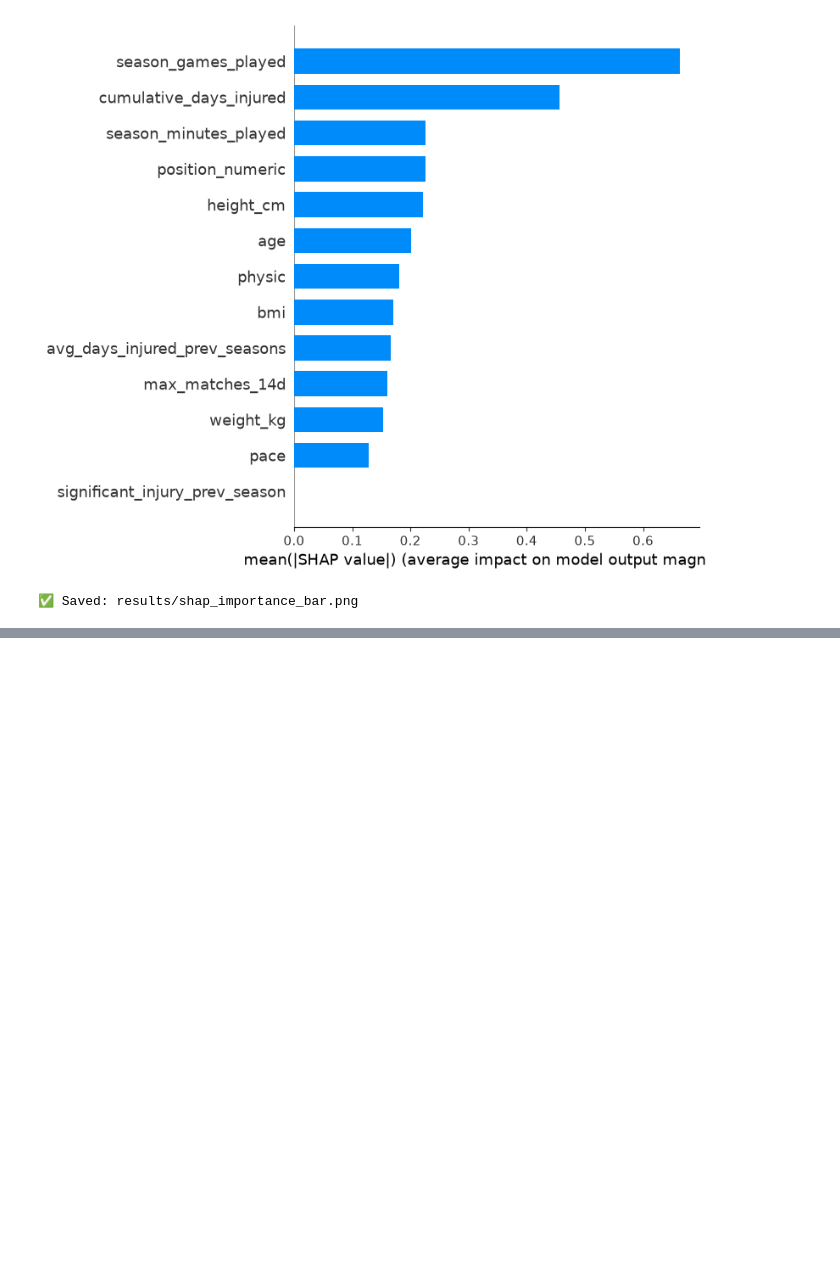
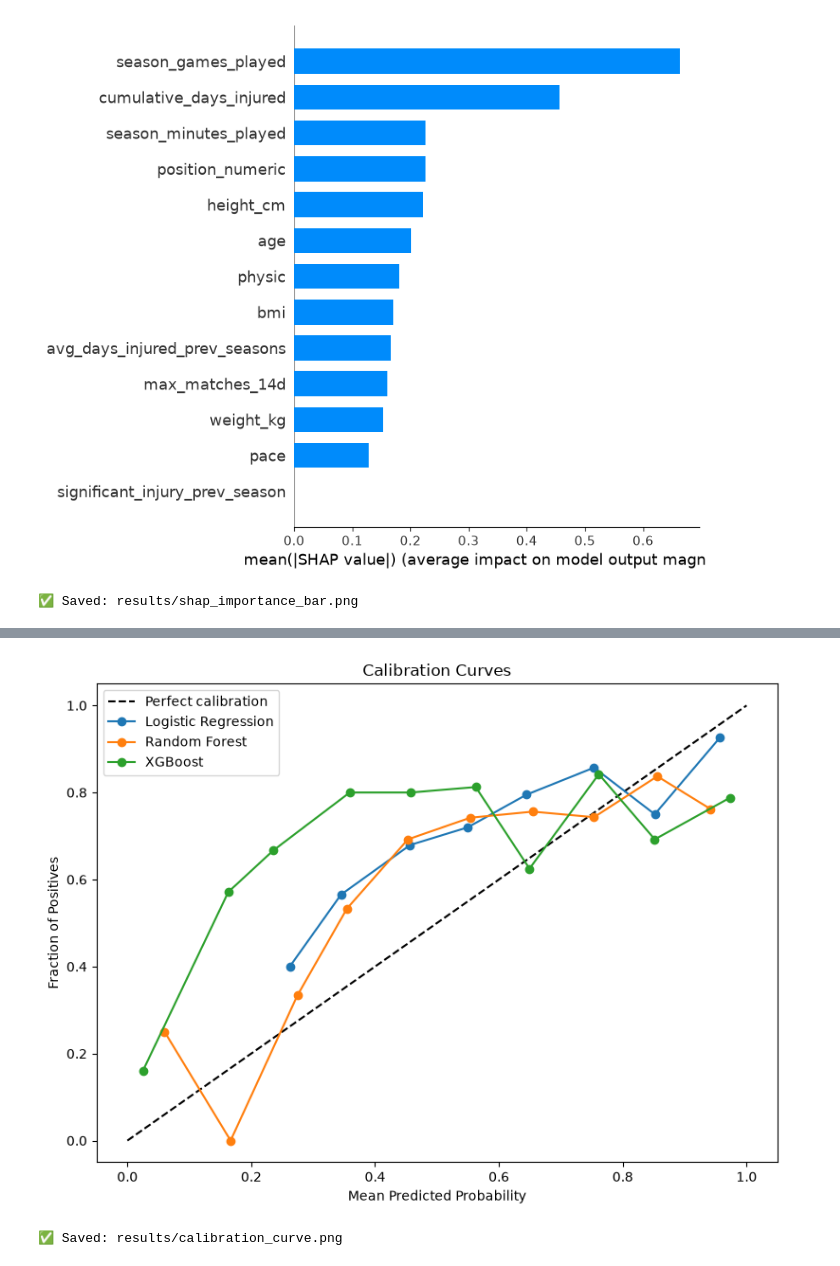
Before and after one commit to Jerrin-Jose/Bachelor-Thesis, a Jupyter notebook: thesis_pipeline.ipynb, the cells around one changed output, grey strips where cells are left out. Cells and saved outputs as stored; diff of their text form; code cells hidden in the pictures; blank space fills up the shorter version.

Commit message:
Add cells 24-29: SHAP dependence, sensitivity analyses, calibration, individual risk demo

```diff
--- a/thesis_pipeline.ipynb
+++ b/thesis_pipeline.ipynb
@@ -890,0 +1021,69 @@ Top feature: season_games_played
+# %%
+# ============================================================
+# CELL 27 — CALIBRATION CURVE
+# ============================================================
+# Tests whether predicted probabilities match actual injury rates
+# A well-calibrated model: if it predicts 70% injury risk,
+# roughly 70% of those players should actually get injured.
+# Poor calibration = model is overconfident or underconfident.
+# SMOTE is known to distort calibration — this cell documents it.
+
+from sklearn.calibration import calibration_curve
+from sklearn.linear_model import LogisticRegression
+from sklearn.ensemble import RandomForestClassifier
+from xgboost import XGBClassifier
+from sklearn.impute import SimpleImputer
+from imblearn.pipeline import Pipeline as ImbPipeline
+from imblearn.over_sampling import SMOTE
+import matplotlib.pyplot as plt
+import numpy as np
+
+target = 'target'
+features = ['significant_injury_prev_season', 'avg_days_injured_prev_seasons',
+            'cumulative_days_injured', 'season_minutes_played', 'season_games_played',
+            'max_matches_14d', 'age', 'bmi', 'height_cm', 'weight_kg',
+            'pace', 'physic', 'position_numeric']
+
+X = df[features]
+y = df[target]
+
+# Use same train/test split as main pipeline
+from sklearn.model_selection import train_test_split
+X_train, X_test, y_train, y_test = train_test_split(
+    X, y, test_size=0.2, stratify=y, random_state=42
+)
+
+models = {
+    'Logistic Regression': LogisticRegression(max_iter=1000, random_state=42),
+    'Random Forest': RandomForestClassifier(n_estimators=100, random_state=42),
+    'XGBoost': XGBClassifier(n_estimators=100, random_state=42)
+}
+
+plt.figure(figsize=(8, 6))
+plt.plot([0, 1], [0, 1], 'k--', label='Perfect calibration')
+
+for name, model in models.items():
+    pipe = ImbPipeline([
+        ('imputer', SimpleImputer(strategy='median')),
+        ('smote', SMOTE(random_state=42)),
+        ('model', model)
+    ])
+    pipe.fit(X_train, y_train)
+    y_prob = pipe.predict_proba(X_test)[:, 1]
+
+    fraction_of_positives, mean_predicted_value = calibration_curve(
+        y_test, y_prob, n_bins=10
+    )
+    plt.plot(mean_predicted_value, fraction_of_positives, marker='o', label=name)
+
+plt.xlabel('Mean Predicted Probability')
+plt.ylabel('Fraction of Positives')
+plt.title('Calibration Curves')
+plt.legend()
+plt.tight_layout()
+plt.savefig('results/calibration_curve.png', dpi=150, bbox_inches='tight')
+plt.show()
+print("✅ Saved: results/calibration_curve.png")
+# %% [output]
+[figure, added]
+✅ Saved: results/calibration_curve.png
```
Also changed, not shown: parts of 6 cells of this notebook, 3 other files.
